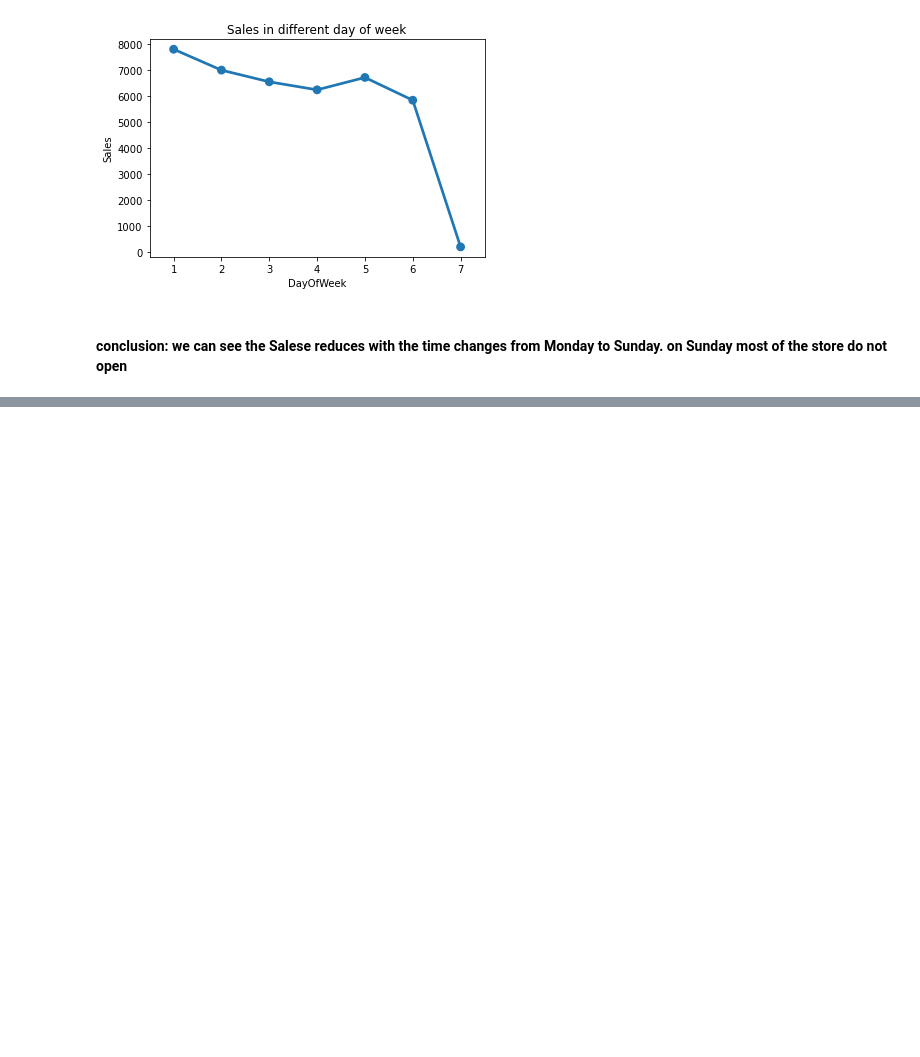
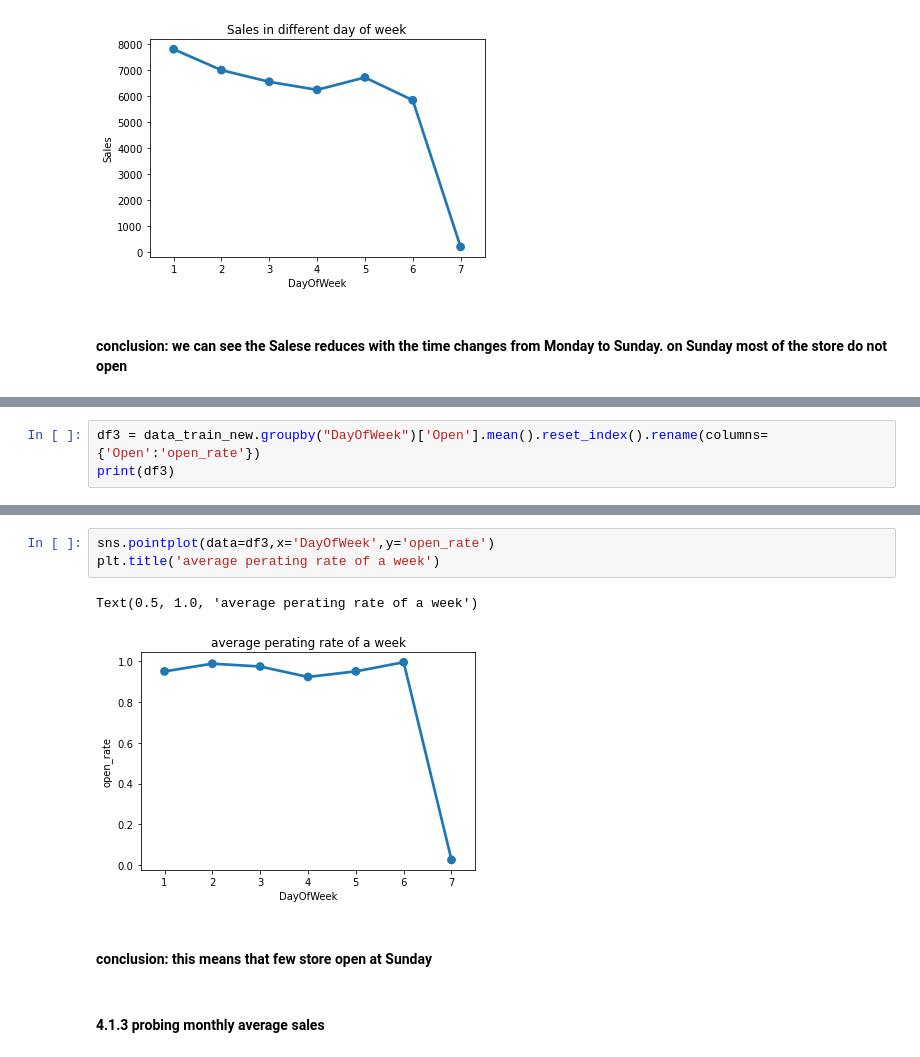
Before and after one commit to DuanLee2520/Rossmann-Store-Sales, a Jupyter notebook: RSS.ipynb, the cells around one changed output, grey strips where cells are left out. Cells and saved outputs as stored; diff of their text form; blank space fills up the shorter version.

```diff
--- a/RSS.ipynb
+++ b/RSS.ipynb
@@ -299,0 +312,3 @@ Text(0.5, 1.0, 'Sales in different day of week')
+# %%
+df3 = data_train_new.groupby("DayOfWeek")['Open'].mean().reset_index().rename(columns={'Open':'open_rate'})
+print(df3)
@@ -299,0 +324,10 @@ Text(0.5, 1.0, 'Sales in different day of week')
+# %%
+sns.pointplot(data=df3,x='DayOfWeek',y='open_rate')
+plt.title('average perating rate of a week')
+# %% [output]
+Text(0.5, 1.0, 'average perating rate of a week')
+[figure, added]
+# %% [markdown]
+#### conclusion: this means that few store open at Sunday
+# %% [markdown]
+#### 4.1.3 probing monthly average sales
```
Also changed, not shown: parts of 13 cells of this notebook.
